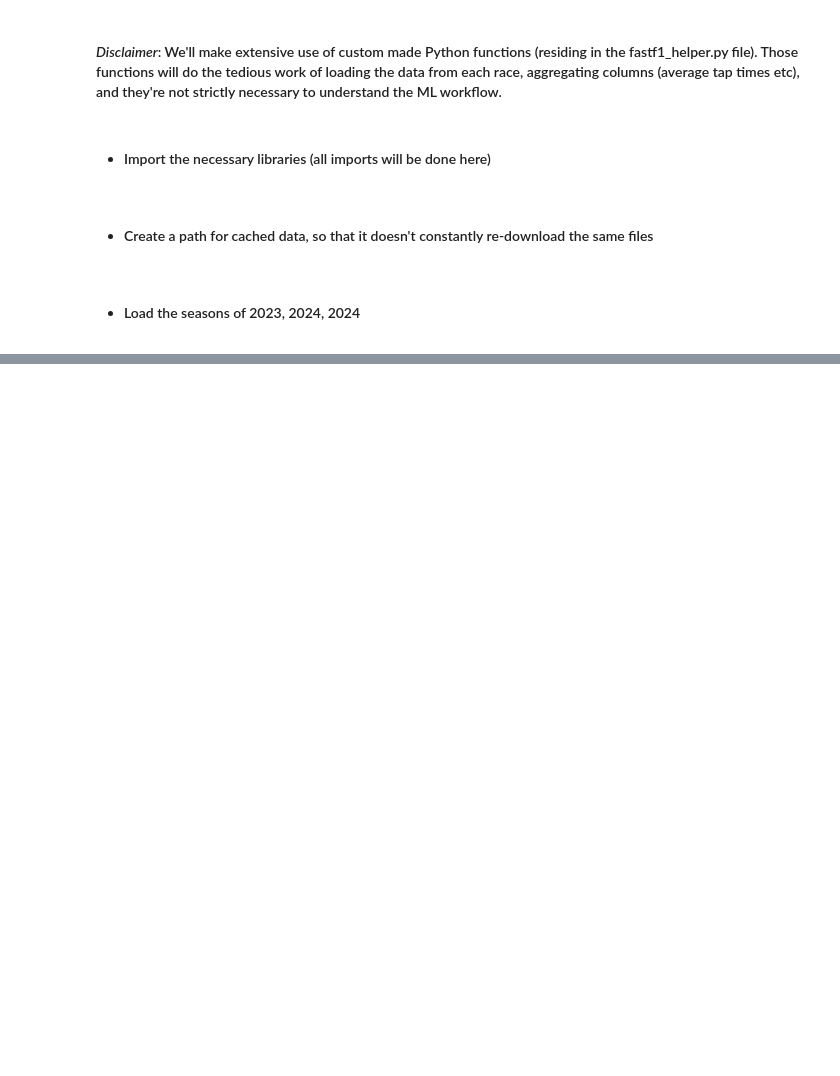
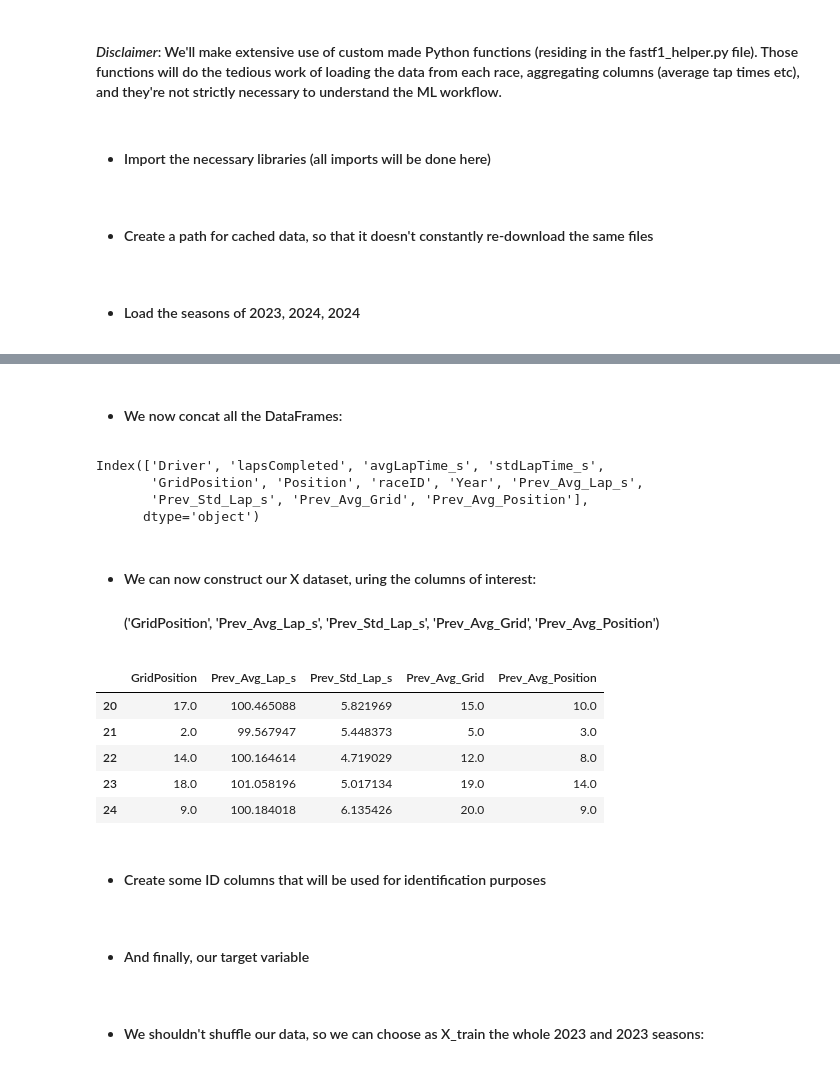
Before and after one commit to apostkpl/fun_with_fastF1, a Jupyter notebook: fastf1_pred.ipynb, the cells around one changed output, grey strips where cells are left out. Cells and saved outputs as stored; diff of their text form; code cells hidden in the pictures; blank space fills up the shorter version.

```diff
--- a/fastf1_pred.ipynb
+++ b/fastf1_pred.ipynb
@@ -31,6 +103,60 @@ stats_2023.isna().sum(), stats_2024.isna().sum(), stats_2025.isna().sum()
 # %%
-stats_2023.fillna({'avgLapTime_s': stats_2023['avgLapTime_s'].median()}, inplace=True)
-stats_2023.fillna({'stdLapTime_s': stats_2023['stdLapTime_s'].median()}, inplace=True)
-
-stats_2024.fillna({'avgLapTime_s': stats_2023['avgLapTime_s'].median()}, inplace=True)
-stats_2024.fillna({'stdLapTime_s': stats_2023['stdLapTime_s'].median()}, inplace=True)
+for col in ['avgLapTime_s', 'stdLapTime_s']:
+    stats_2023[col] = stats_2023[col].fillna(stats_2023[col].median())
+    stats_2024[col] = stats_2024[col].fillna(stats_2024[col].median())
+    stats_2025[col] = stats_2025[col].fillna(stats_2025[col].median())
+# %% [markdown]
+- #### We now concat all the DataFrames:
+# %%
+# Use Pandas concat to make a big DataFrame with all stats:
+all_stats = pd.concat([stats_2023, stats_2024, stats_2025], ignore_index = True)
+# Sort the dataframe chronologically:
+all_stats = all_stats.sort_values(by = ['Year', 'raceID']).reset_index(drop = True)
+# %%
+# Columns we want to calculate the historical mean for:
+target_cols = ['avgLapTime_s', 'stdLapTime_s', 'GridPosition', 'Position']
+
+for col in target_cols:
+
+    # Group the data by driver:
+    driver_stats = all_stats.groupby('Driver')[col]
+
+    # Calculate the expanding mean up to the current column:
+    all_stats[f'Prev_Avg_{col}'] = driver_stats.transform(
+        # Calculate the expanding mean. Shift one position to the left so that we do not include the current race
+        # to the predictors table (X) and avoid data leakage. We use Pandas' .shift(1) for that.
+        lambda x: x.expanding(min_periods = 1).mean().shift(1)
+    )
+
+# Rename the columns for simplicity:
+all_stats.rename(columns={
+    'Prev_Avg_GridPosition': 'Prev_Avg_Grid',
+    'Prev_Avg_avgLapTime_s': 'Prev_Avg_Lap_s',
+    'Prev_Avg_stdLapTime_s': 'Prev_Std_Lap_s'
+    }, inplace = True)
+
+# Drop potential new null values:
+all_stats.dropna(subset = ['Prev_Avg_Grid', 'Prev_Avg_Lap_s', 'Prev_Std_Lap_s'], inplace = True)
+# %%
+all_stats.columns
+# %% [output]
+Index(['Driver', 'lapsCompleted', 'avgLapTime_s', 'stdLapTime_s',
+       'GridPosition', 'Position', 'raceID', 'Year', 'Prev_Avg_Lap_s',
+       'Prev_Std_Lap_s', 'Prev_Avg_Grid', 'Prev_Avg_Position'],
+      dtype='object')
+# %% [markdown]
+- #### We can now construct our X dataset, uring the columns of interest:
+  #### ('GridPosition', 'Prev_Avg_Lap_s', 'Prev_Std_Lap_s', 'Prev_Avg_Grid', 'Prev_Avg_Position')
+# %%
+X_cols = ['GridPosition', 'Prev_Avg_Lap_s', 'Prev_Std_Lap_s', 'Prev_Avg_Grid', 'Prev_Avg_Position']
+X = all_stats[X_cols].copy()
+X.head()
+# %% [output]
+|  | GridPosition | Prev_Avg_Lap_s | Prev_Std_Lap_s | Prev_Avg_Grid | Prev_Avg_Position |
+| 20 | 17.0 | 100.465088 | 5.821969 | 15.0 | 10.0 |
+| 21 | 2.0 | 99.567947 | 5.448373 | 5.0 | 3.0 |
+| 22 | 14.0 | 100.164614 | 4.719029 | 12.0 | 8.0 |
+| 23 | 18.0 | 101.058196 | 5.017134 | 19.0 | 14.0 |
+| 24 | 9.0 | 100.184018 | 6.135426 | 20.0 | 9.0 |
+# %% [markdown]
+- #### Create some ID columns that will be used for identification purposes
@@ -36,0 +166,2 @@ stats_2024.fillna({'stdLapTime_s': stats_2023['stdLapTime_s'].median()}, inplace
+# %% [markdown]
+- #### And finally, our target variable
@@ -36,0 +171,2 @@ stats_2024.fillna({'stdLapTime_s': stats_2023['stdLapTime_s'].median()}, inplace
+# %% [markdown]
+- #### We shouldn't shuffle our data, so we can choose as X_train the whole 2023 and 2023 seasons:
```
Also changed, not shown: parts of 16 cells of this notebook, 1 other file.
